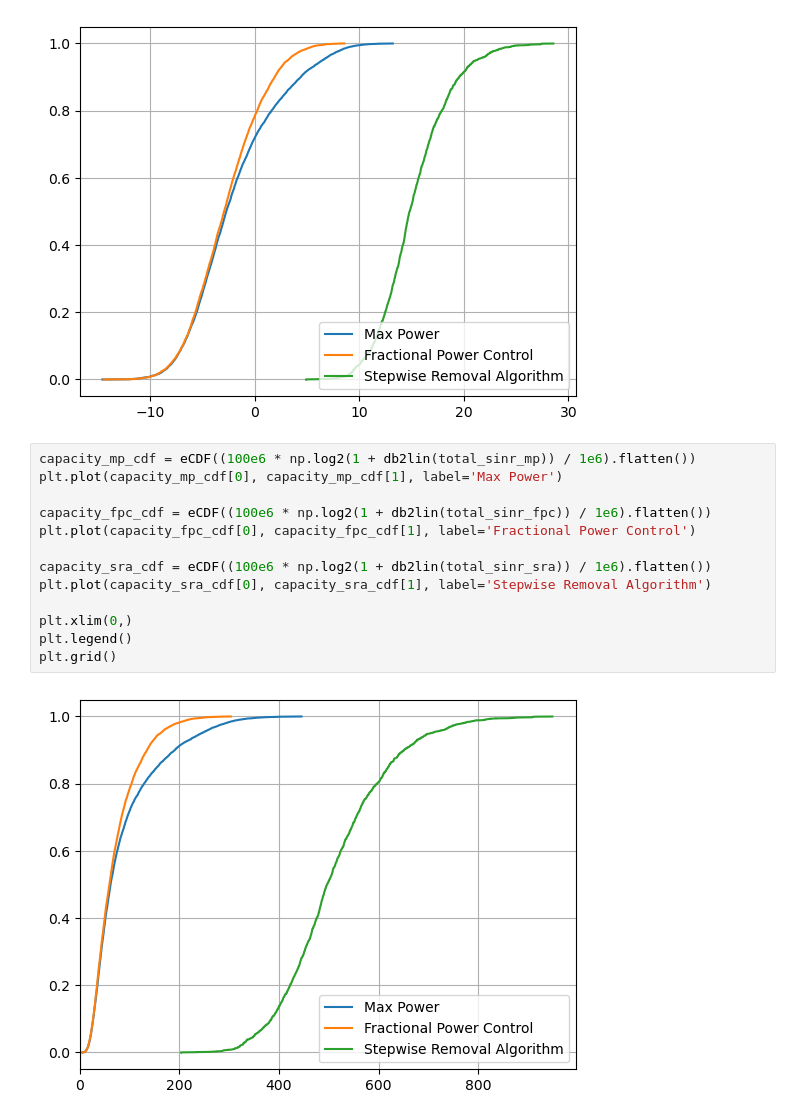
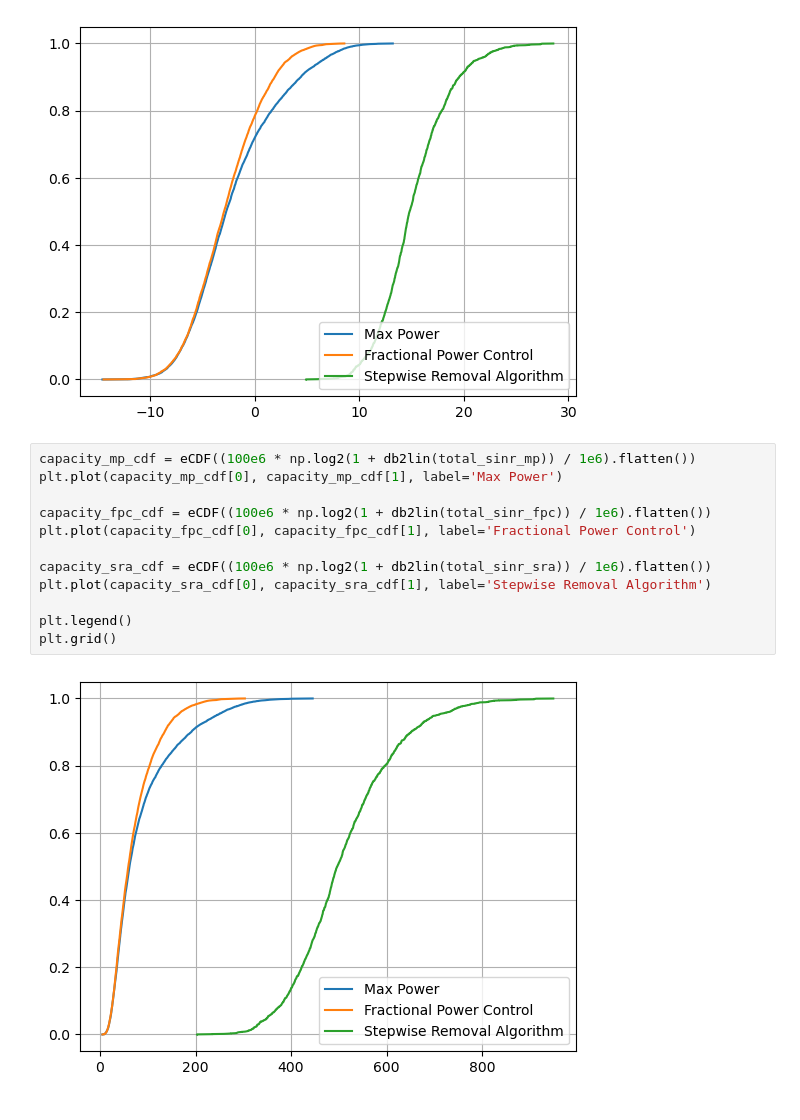
Before and after one commit to matheusdomingoscarneiro/cf-power-control, a Jupyter notebook: cellfree-pc-001.ipynb, the cells around one changed output. Saved outputs shown, nothing was run; the diff lists cells and outputs as text.

```diff
--- a/cellfree-pc-001.ipynb
+++ b/cellfree-pc-001.ipynb
@@ -295,15 +291,14 @@ plt.grid()
 # %%
 capacity_mp_cdf = eCDF((100e6 * np.log2(1 + db2lin(total_sinr_mp)) / 1e6).flatten())
 plt.plot(capacity_mp_cdf[0], capacity_mp_cdf[1], label='Max Power')
 
 capacity_fpc_cdf = eCDF((100e6 * np.log2(1 + db2lin(total_sinr_fpc)) / 1e6).flatten())
 plt.plot(capacity_fpc_cdf[0], capacity_fpc_cdf[1], label='Fractional Power Control')
 
 capacity_sra_cdf = eCDF((100e6 * np.log2(1 + db2lin(total_sinr_sra)) / 1e6).flatten())
 plt.plot(capacity_sra_cdf[0], capacity_sra_cdf[1], label='Stepwise Removal Algorithm')
 
-plt.xlim(0,)
 plt.legend()
 plt.grid()
 # %% [output]
-[figure, old version]
+[figure, new version]
```
Also changed, not shown: parts of 1 cell of this notebook, 1 other file.
